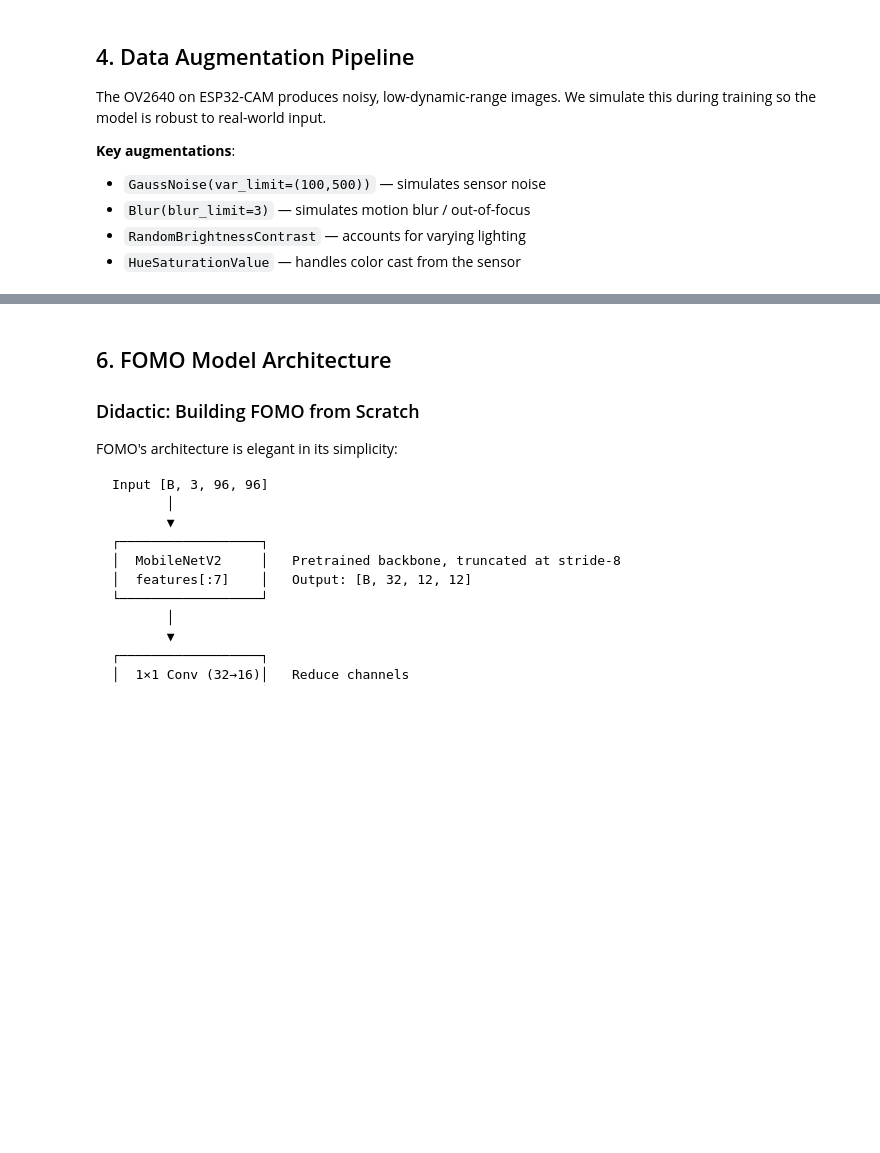
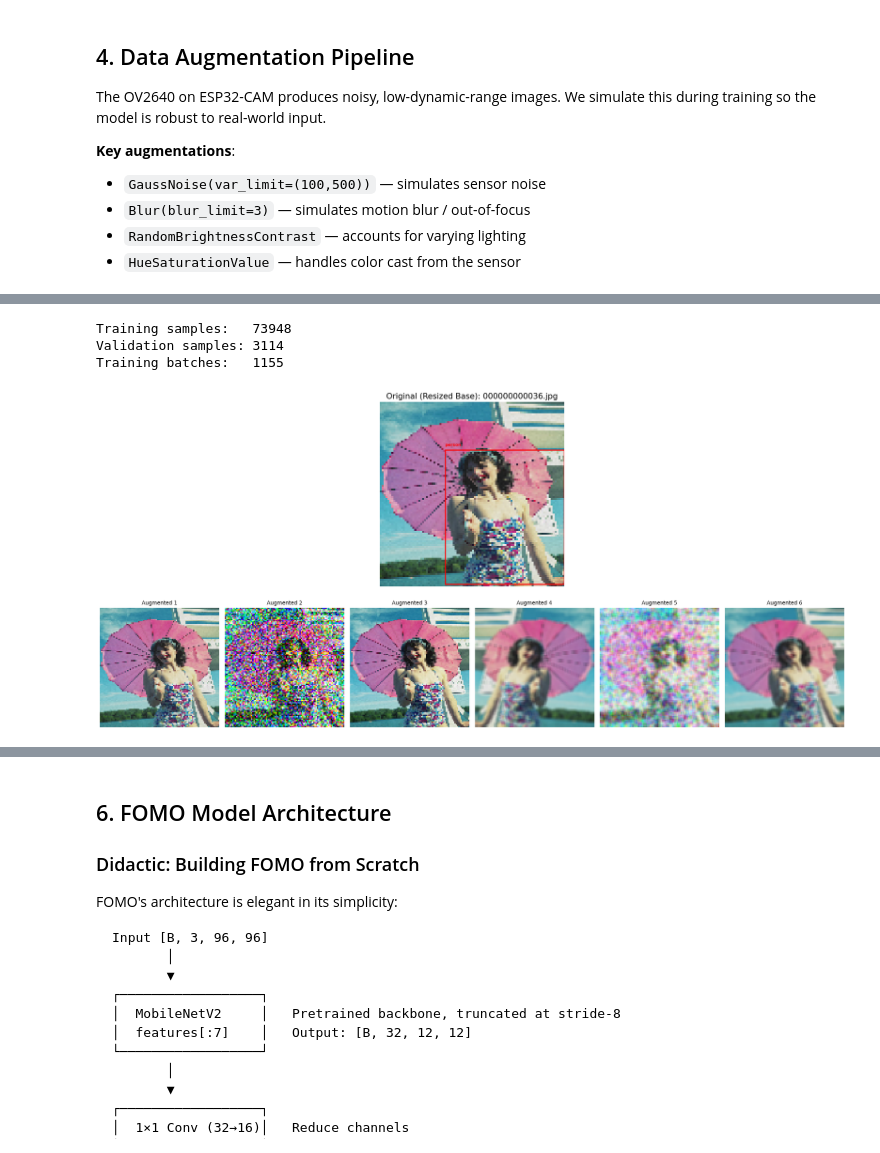
Before and after one commit to t-wilkinson/projects, a Jupyter notebook: ai/esp32-pc-object-detection/fomo.ipynb, the cells around one changed output, grey strips where cells are left out. Cells and saved outputs as stored; diff of their text form; code cells hidden in the pictures; blank space fills up the shorter version.

Commit message:
Develop model

```diff
--- a/ai/esp32-pc-object-detection/fomo.ipynb
+++ b/ai/esp32-pc-object-detection/fomo.ipynb
@@ -186,7 +208,7 @@ train_transform = A.Compose([
     A.Resize(INPUT_SIZE, INPUT_SIZE),
     A.HorizontalFlip(p=0.5),
     A.RandomBrightnessContrast(brightness_limit=0.3, contrast_limit=0.3, p=0.5),
-    A.GaussNoise(var_limit=(100, 500), p=0.4),  # Crucial for ESP32 sensors
+    A.GaussNoise(std_range=(0.05,0.2), p=0.4),  # Crucial for ESP32 sensors
     A.Blur(blur_limit=3, p=0.3),                # Motion / focus blur
     A.HueSaturationValue(
         hue_shift_limit=10,
@@ -352,6 +376,84 @@ val_loader = DataLoader(
 print(f'Training samples:   {len(train_dataset)}')
 print(f'Validation samples: {len(val_dataset)}')
 print(f'Training batches:   {len(train_loader)}')
+# %% [output]
+Training samples:   73948
+Validation samples: 3114
+Training batches:   1155
+# %%
+import matplotlib.patches as mpatches
+
+def preview_augmentations(dataset, transform=None, index=0, n_samples=4):
+    """
+    Displays the baseline 'Original' image (resized/normalized) and
+    several augmented versions with their respective bounding boxes.
+    """
+    if transform is None:
+        transform = dataset.transform
+
+    # Access the raw image and metadata
+    img_id = dataset.image_ids[index]
+    img_info = dataset.coco.loadImgs(img_id)[0]
+    img_path = dataset.image_dir / img_info['file_name']
+
+    image = cv2.imread(str(img_path))
+    image = cv2.cvtColor(image, cv2.COLOR_BGR2RGB)
+
+    # Get original bboxes for this image
+    ann_ids = dataset.coco.getAnnIds(imgIds=img_id, catIds=dataset.target_cat_ids)
+    anns = dataset.coco.loadAnns(ann_ids)
+    bboxes = [ann['bbox'] for ann in anns if ann['bbox'][2] > 0 and ann['bbox'][3] > 0]
+    category_ids = [ann['category_id'] for ann in anns]
+
+    # Helper for denormalization
+    mean = np.array([0.485, 0.456, 0.406])
+    std = np.array([0.229, 0.224, 0.225])
+
+    # Class colors for visualization
+    colors = {1: 'red', 2: 'yellow', 3: 'cyan', 4: 'magenta', 5: 'green'}
+    class_names = ['background', 'person', 'sports_ball', 'chair', 'couch', 'dining_table']
+
+    plt.figure(figsize=(20, 10))
+
+    # Prepare and Plot Original
+    # We use val_transform to get the 96x96 version the model actually sees
+    # Note: val_transform is assumed to be defined globally as per your notebook
+    base_data = val_transform(image=image, bboxes=bboxes, category_ids=category_ids)
+    base_img = base_data['image'].permute(1, 2, 0).cpu().numpy()
+    base_img = np.clip((base_img * std) + mean, 0, 1)
+
+    ax_orig = plt.subplot(2, 1, 1)
+    ax_orig.imshow(base_img)
+    ax_orig.set_title(f"Original (Resized Base): {img_info['file_name']}", fontsize=15)
+    ax_orig.axis('off')
+
+    # Draw boxes on Original
+    for box, cat_id in zip(base_data['bboxes'], base_data['category_ids']):
+        x, y, w, h = box
+        fomo_idx = dataset.coco_to_fomo.get(cat_id)
+        color = colors.get(fomo_idx, 'white')
+        rect = mpatches.Rectangle((x, y), w, h, linewidth=2, edgecolor=color, facecolor='none')
+        ax_orig.add_patch(rect)
+        ax_orig.text(x, y-2, class_names[fomo_idx], color=color, fontsize=8, fontweight='bold')
+
+    # Plot Augmented Samples
+    for i in range(n_samples):
+        # Apply the stochastic transform (train_transform)
+        augmented = transform(image=image, bboxes=bboxes, category_ids=category_ids)
+        aug_img = augmented['image'].permute(1, 2, 0).cpu().numpy()
+        aug_img = np.clip((aug_img * std) + mean, 0, 1)
+
+        ax_aug = plt.subplot(2, n_samples, n_samples + i + 1)
+        ax_aug.imshow(aug_img)
+        ax_aug.set_title(f"Augmented {i+1}", fontsize=10)
+        ax_aug.axis('off')
+
+    plt.tight_layout()
+    plt.show()
+
+preview_augmentations(train_dataset, index=0, n_samples=6)
+# %% [output]
+[figure, added]
 # %%
 # ── Visualize a few training samples ─────────────────────────────────────
 
```
Also changed, not shown: parts of 10 cells of this notebook.
